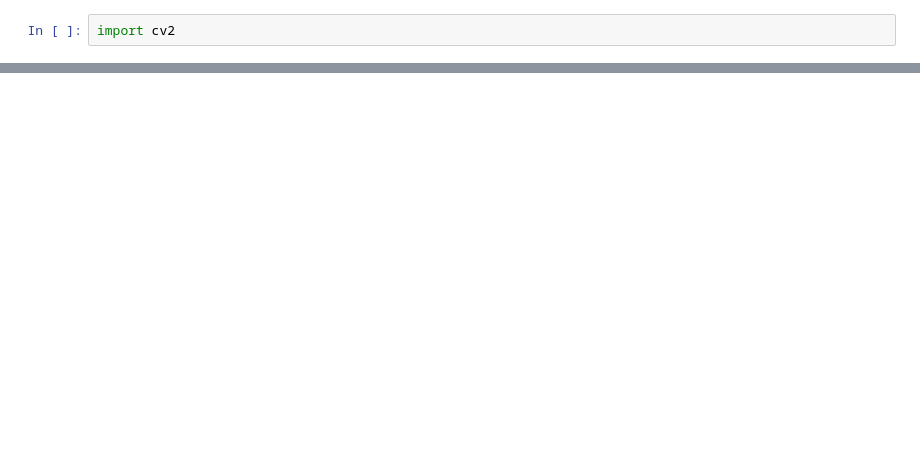
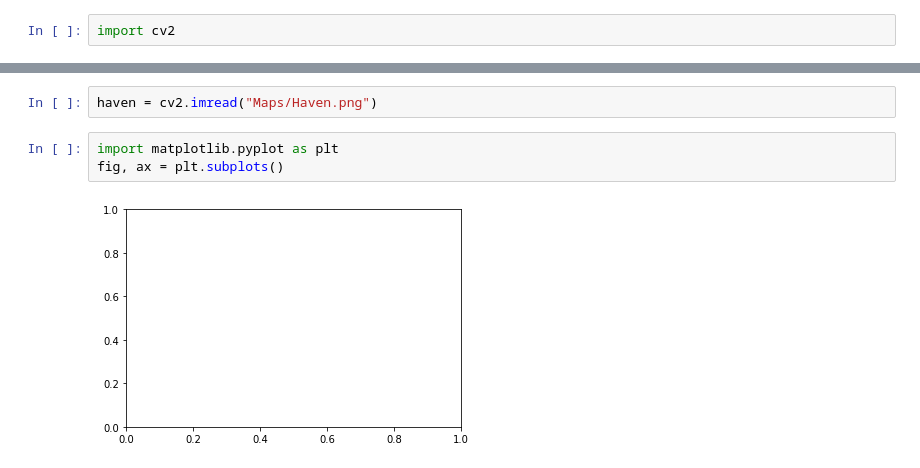
Before and after one commit to darshankrishnaswamy/Valorant-Data-Collection, a Jupyter notebook: Training-Data/Data-Generation.ipynb, the cells around one changed output, grey strips where cells are left out. Saved outputs shown, nothing was run; the diff lists cells and outputs as text; blank space fills up the shorter version.

```diff
--- a/Training-Data/Data-Generation.ipynb
+++ b/Training-Data/Data-Generation.ipynb
@@ -15,0 +12,7 @@ ModuleNotFoundError: No module named 'valorant_data_collection'
+# %%
+haven = cv2.imread("Maps/Haven.png")
+# %%
+import matplotlib.pyplot as plt
+fig, ax = plt.subplots()
+# %% [output]
+[figure, added]
```
Also changed, not shown: parts of 5 cells of this notebook, 7 other files.
